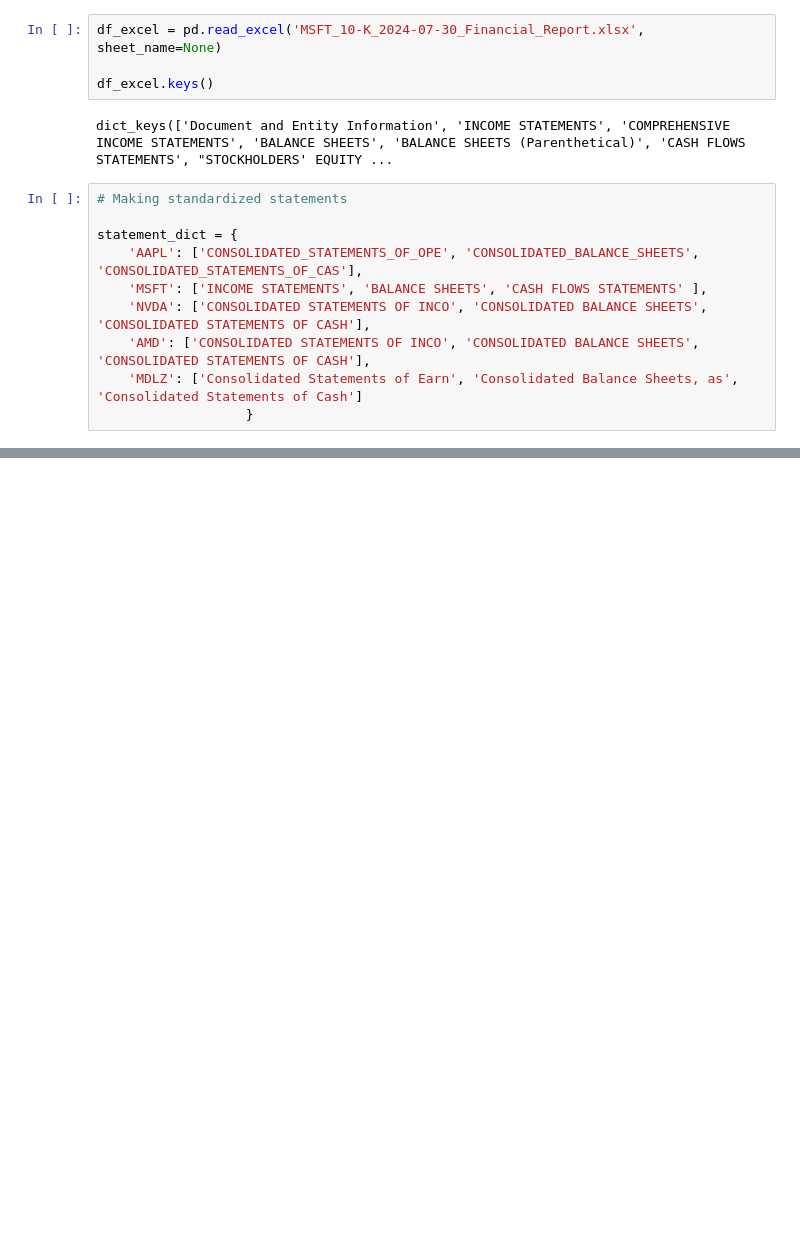
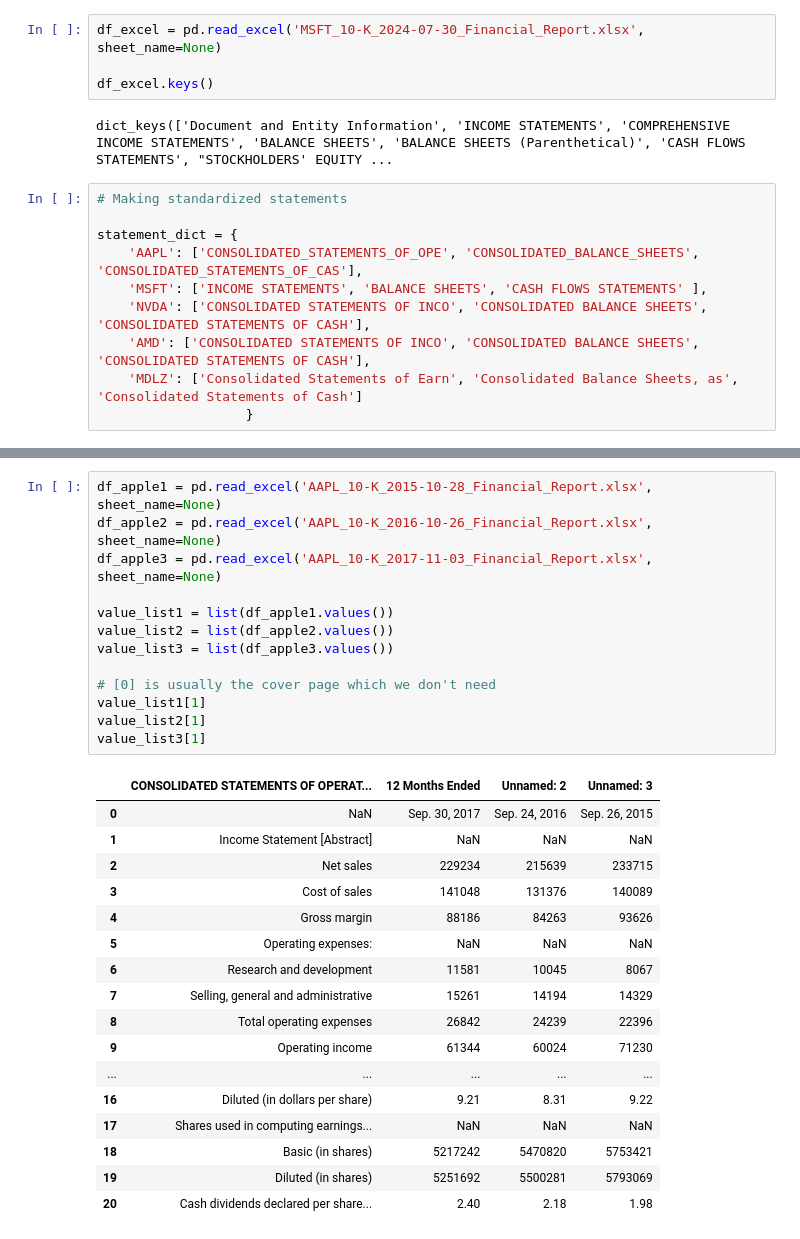
Before and after one commit to jacobmgeiger/Financial4All, a Jupyter notebook: notebooks/excel_download_test.ipynb, the cells around one changed output, grey strips where cells are left out. Cells and saved outputs as stored; diff of their text form; blank space fills up the shorter version.

```diff
--- a/notebooks/excel_download_test.ipynb
+++ b/notebooks/excel_download_test.ipynb
@@ -130,0 +142,31 @@ statement_dict = {
+# %%
+df_apple1 = pd.read_excel('AAPL_10-K_2015-10-28_Financial_Report.xlsx', sheet_name=None)
+df_apple2 = pd.read_excel('AAPL_10-K_2016-10-26_Financial_Report.xlsx', sheet_name=None)
+df_apple3 = pd.read_excel('AAPL_10-K_2017-11-03_Financial_Report.xlsx', sheet_name=None)
+
+value_list1 = list(df_apple1.values())
+value_list2 = list(df_apple2.values())
+value_list3 = list(df_apple3.values())
+
+# [0] is usually the cover page which we don't need
+value_list1[1]
+value_list2[1]
+value_list3[1]
+# %% [output]
+|  | CONSOLIDATED STATEMENTS OF OPERAT... | 12 Months Ended | Unnamed: 2 | Unnamed: 3 |
+| 0 | NaN | Sep. 30, 2017 | Sep. 24, 2016 | Sep. 26, 2015 |
+| 1 | Income Statement [Abstract] | NaN | NaN | NaN |
+| 2 | Net sales | 229234 | 215639 | 233715 |
+| 3 | Cost of sales | 141048 | 131376 | 140089 |
+| 4 | Gross margin | 88186 | 84263 | 93626 |
+| 5 | Operating expenses: | NaN | NaN | NaN |
+| 6 | Research and development | 11581 | 10045 | 8067 |
+| 7 | Selling, general and administrative | 15261 | 14194 | 14329 |
+| 8 | Total operating expenses | 26842 | 24239 | 22396 |
+| 9 | Operating income | 61344 | 60024 | 71230 |
+| ... | ... | ... | ... | ... |
+| 16 | Diluted (in dollars per share) | 9.21 | 8.31 | 9.22 |
+| 17 | Shares used in computing earnings... | NaN | NaN | NaN |
+| 18 | Basic (in shares) | 5217242 | 5470820 | 5753421 |
+| 19 | Diluted (in shares) | 5251692 | 5500281 | 5793069 |
+| 20 | Cash dividends declared per share... | 2.40 | 2.18 | 1.98 |
```
Also changed, not shown: parts of 6 cells of this notebook, 33 other files.
